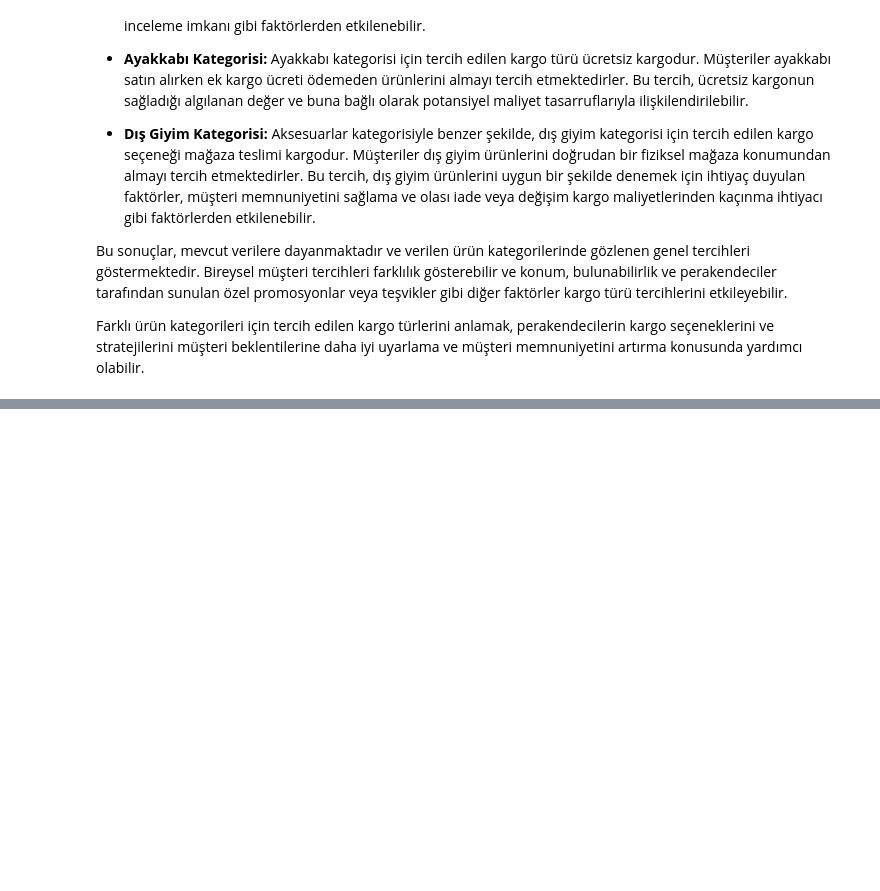
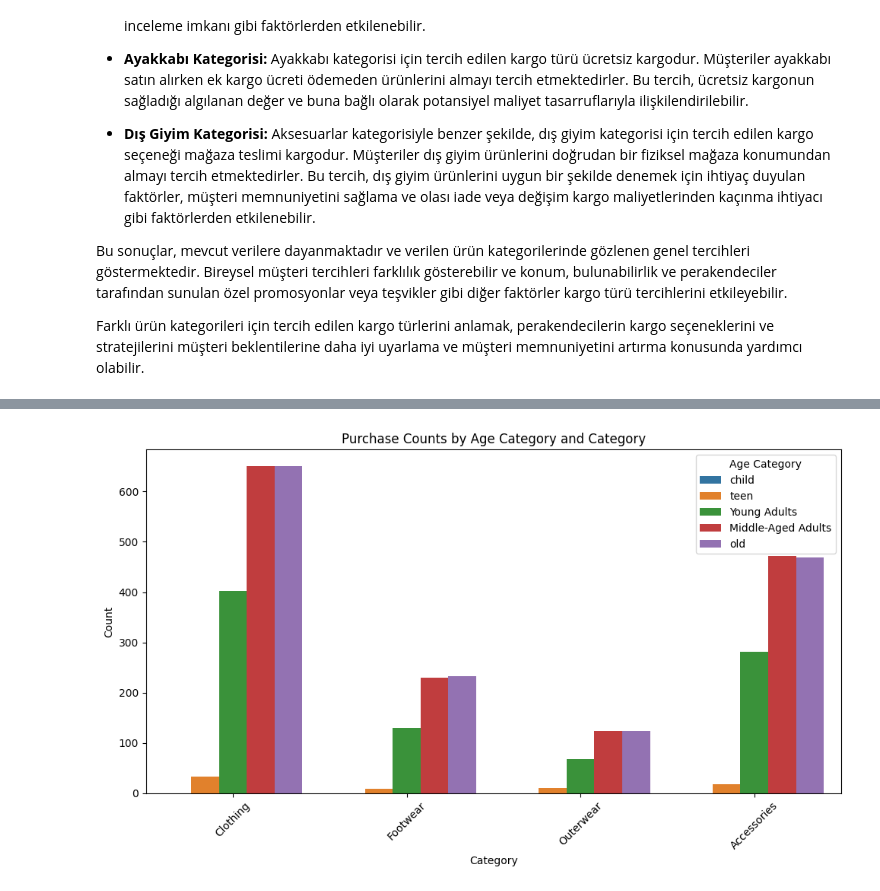
Before and after one commit to YusufAltuntas/customer-shopping-trend-EDA, a Jupyter notebook: customer-shopping-trend-EDA.ipynb, the cells around one changed output, grey strips where cells are left out. Drawn from its saved outputs; the diff is of its cells as text; code cells hidden in the pictures; blank space fills up the shorter version.

```diff
--- a/customer-shopping-trend-EDA.ipynb
+++ b/customer-shopping-trend-EDA.ipynb
@@ -1080,0 +1308,16 @@ Farklı ürün kategorileri için tercih edilen kargo türlerini anlamak, perake
+# %%
+plt.figure(figsize=(10, 6))
+sns.countplot(data=df, x='Category', hue='Age_category')
+
+# Eksen etiketleri ve başlık
+plt.xlabel('Category')
+plt.ylabel('Count')
+plt.title('Purchase Counts by Age Category and Category')
+
+# Grafik gösterme
+plt.xticks(rotation=45)
+plt.legend(title='Age Category')
+plt.tight_layout()
+plt.show()
+# %% [output]
+[figure, added]
```
Also changed, not shown: parts of 47 cells of this notebook.
